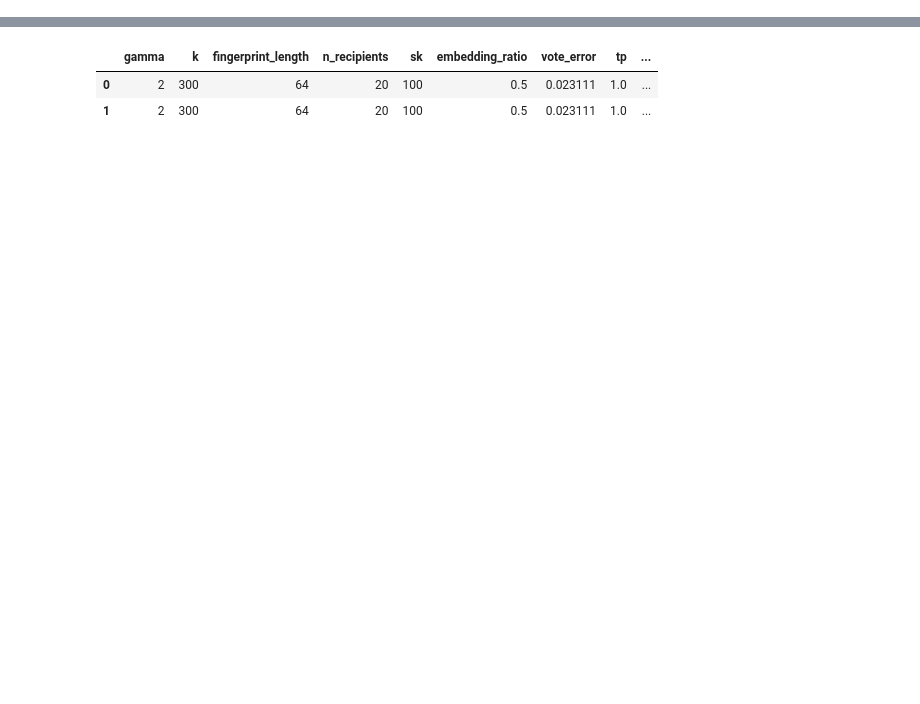
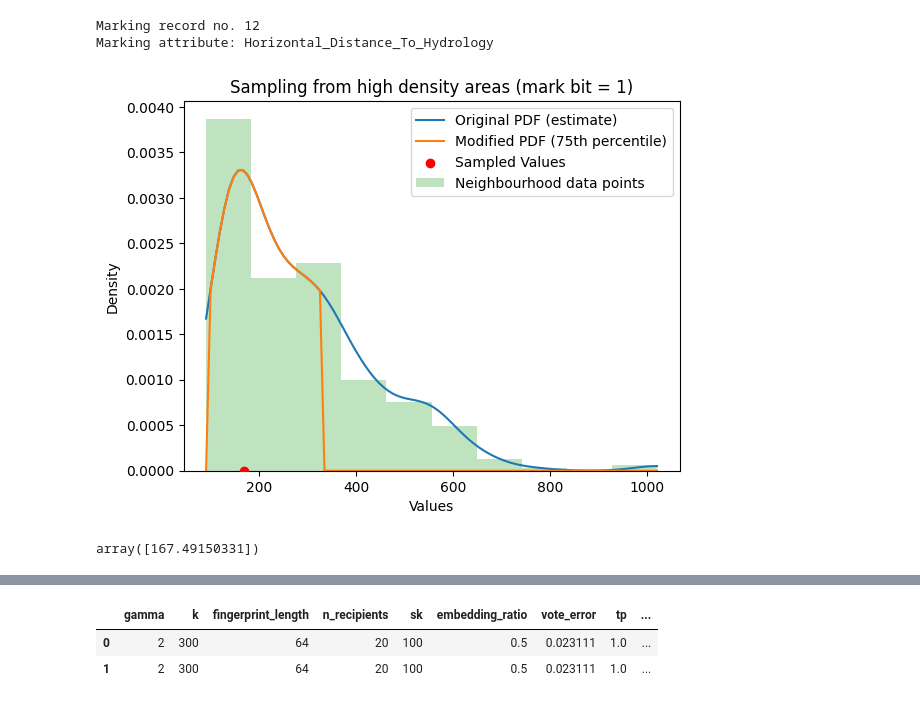
Before and after one commit to tanjascats/NCorr-FP, a Jupyter notebook: NCorrFP_scheme/analysis/NCorr-FP-analysis.ipynb, the cells around one changed output, grey strips where cells are left out. Drawn from its saved outputs; the diff is of its cells as text; code cells hidden in the pictures; blank space fills up the shorter version.

Commit message:
NCorr-FP analyisis notebook

```diff
--- a/NCorrFP_scheme/analysis/NCorr-FP-analysis.ipynb
+++ b/NCorrFP_scheme/analysis/NCorr-FP-analysis.ipynb
@@ -17,0 +36,8 @@ markers = ['o', 'v', 'x', 's']
+# %%
+# fingerprinting
+data = "../../datasets/covertype-sample.csv"
+dataset = pd.read_csv(data)
+correlated = [['Elevation', 'Horizontal_Distance_To_Roadways'], ['Hillshade_3pm', 'Hillshade_9am', 'Aspect'], ['Hillshade_Noon', 'Slope'], ['Horizontal_Distance_To_Hydrology', 'Vertical_Distance_To_Hydrology']]
+scheme = NCorrFP(gamma=16, fingerprint_bit_length=128, k=300)
+fingerprinted_data, iter_log = scheme.demo_insertion(data, primary_key_name='Id', secret_key=101, recipient_id=4,
+                                              correlated_attributes=correlated)
@@ -17,0 +60,13 @@ markers = ['o', 'v', 'x', 's']
+# %%
+print("Marking record no. " + str(iter_log[0]['row_index'])) # --> 12
+print("Marking attribute: " + str(iter_log[0]['attribute'])) # --> Horizontal_Distance_To_Hydrology
+mark_bit = iter_log[0]['mark_bit']
+# %% [output]
+Marking record no. 12
+Marking attribute: Horizontal_Distance_To_Hydrology
+# %%
+sample_from_area(data=list(dataset.iloc[iter_log[0]['neighbors']]['Horizontal_Distance_To_Hydrology']), percent=0.75, dense=mark_bit, plot=True,
+                 seed=iter_log[0]['seed'])
+# %% [output]
+[figure, added]
+array([167.49150331])
```
Also changed, not shown: parts of 49 cells of this notebook, 25 other files.
